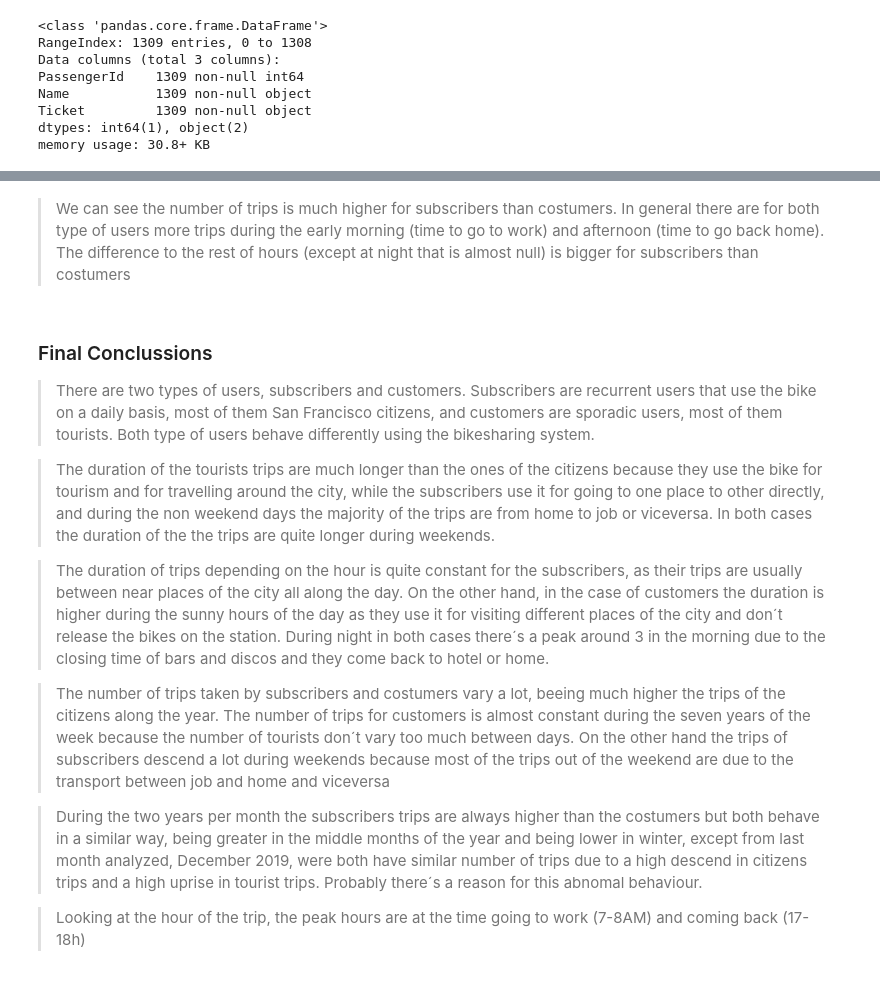
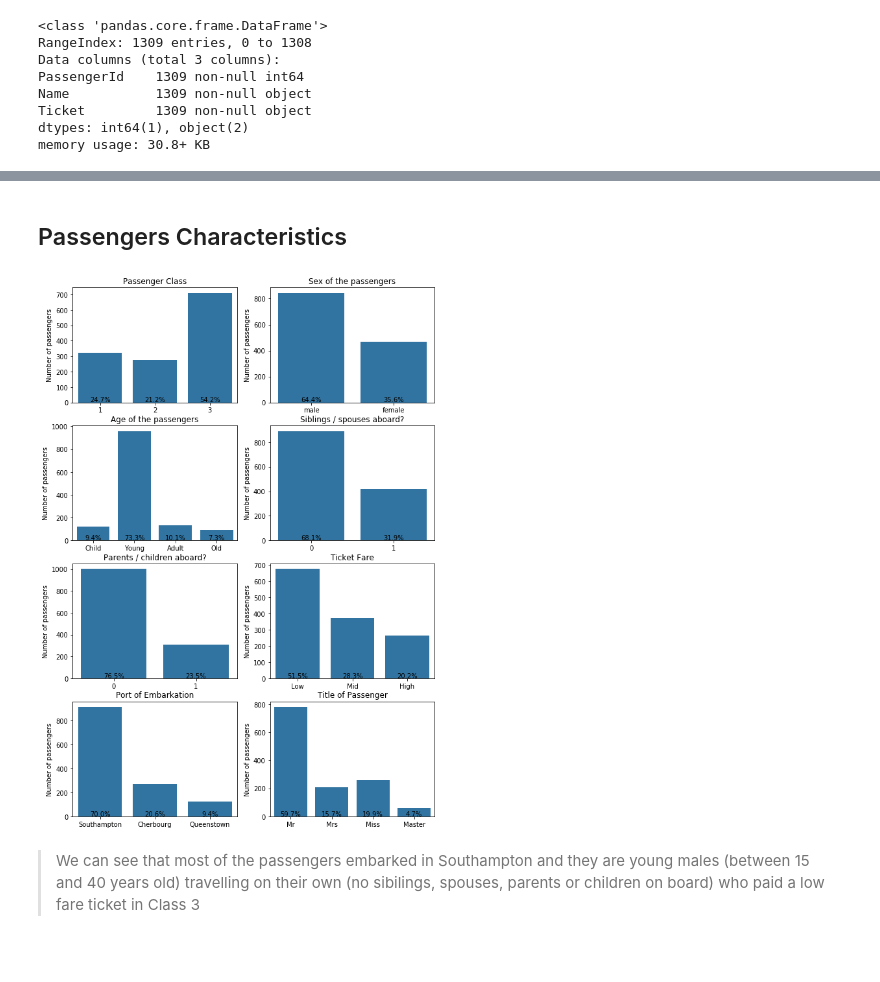
Before and after one commit to canceleiro/Titanic-Disaster, a Jupyter notebook: Titanic_Disaster.ipynb, the cells around one changed output, grey strips where cells are left out. Drawn from its saved outputs; the diff is of its cells as text; code cells hidden in the pictures.

```diff
--- a/Titanic_Disaster.ipynb
+++ b/Titanic_Disaster.ipynb
@@ -405,6 +559,8 @@ df_tit.head()
 # %%
 #due to importing issues I´ve to change the datatype of Pclass
 df_tit.Pclass = df_tit.Pclass.astype(str)
+df_tit.Sibsp_Cat = df_tit.Sibsp_Cat.astype(str)
+df_tit.Parch_Cat = df_tit.Parch_Cat.astype(str)
 # %%
 df_tit.info()
 # %% [output]
@@ -980,16 +628,42 @@ plt.savefig('05_TripsHRUser.jpg')
-# %% [markdown]
-> We can see the number of trips is much higher for subscribers than costumers. In general there are for both type of users more trips during the early morning (time to go to work) and afternoon (time to go back home). The difference to the rest of hours (except at night that is almost null) is bigger for subscribers than costumers
-# %% [markdown]
-### Final Conclussions
-
-> There are two types of users, subscribers and customers. Subscribers are recurrent users that use the bike on a daily basis, most of them San Francisco citizens, and customers are sporadic users, most of them tourists. Both type of users behave differently using the bikesharing system.
-
-> The duration of the tourists trips are much longer than the ones of the citizens because they use the bike for tourism and for travelling around the city, while the subscribers use it for going to one place to other directly, and during the non weekend days the majority of the trips are from home to job or viceversa. In both cases the duration of the the trips are quite longer during weekends.
-
-> The duration of trips depending on the hour is quite constant for the subscribers, as their trips are usually between near places of the city all along the day. On the other hand, in the case of customers the duration is higher during the sunny hours of the day as they use it for visiting different places of the city and don´t release the bikes on the station. During night in both cases there´s a peak around 3 in the morning due to the closing time of bars and discos and they come back to hotel or home.
-
-> The number of trips taken by subscribers and costumers vary a lot, beeing much higher the trips of the citizens along the year. The number of trips for customers is almost constant during the seven years of the week because the number of tourists don´t vary too much between days. On the other hand the trips of subscribers descend a lot during weekends because most of the trips out of the weekend are due to the transport between job and home and viceversa
-
-> During the two years per month the subscribers trips are always higher than the costumers but both behave in a similar way, being greater in the middle months of the year and being lower in winter, except from last month analyzed, December 2019, were both have similar number of trips due to a high descend in citizens trips and a high uprise in tourist trips. Probably there´s a reason for this abnomal behaviour.
-
-> Looking at the hour of the trip, the peak hours are at the time going to work (7-8AM) and coming back (17-18h)
+# %% [markdown]
+## Passengers Characteristics
+# %%
+plt.figure(figsize = [10, 15])
+
+
+plt.subplot(4, 2, 1)
+graph_1('Passenger Class', df_tit,'Pclass',0)
+
+plt.subplot(4, 2, 2)
+graph_1('Sex of the passengers', df_tit,'Sex',0)
+
+plt.subplot(4, 2, 3)
+level_order = ['Child', 'Young', 'Adult', 'Old']
+ordered_cat = pd.api.types.CategoricalDtype(ordered = True, categories = level_order)
+df_tit['Age_Cat'] = df_tit['Age_Cat'].astype(ordered_cat)
+
+graph_1('Age of the passengers', df_tit,'Age_Cat',0)
+
+plt.subplot(4, 2, 4)
+graph_1('Siblings / spouses aboard?', df_tit,'Sibsp_Cat',0)
+
+plt.subplot(4, 2, 5)
+graph_1('Parents / children aboard?', df_tit,'Parch_Cat',0)
+
+plt.subplot(4, 2, 6)
+level_order = ['Low', 'Mid', 'High']
+ordered_cat = pd.api.types.CategoricalDtype(ordered = True, categories = level_order)
+df_tit['Fare_Cat'] = df_tit['Fare_Cat'].astype(ordered_cat)
+
+graph_1('Ticket Fare', df_tit,'Fare_Cat',0)
+
+plt.subplot(4, 2, 7)
+graph_1('Port of Embarkation', df_tit,'Embarked',0)
+plt.xticks([0, 1, 2], ['Southampton', 'Cherbourg', 'Queenstown']);
+
+plt.subplot(4, 2, 8)
+graph_1('Title of Passenger', df_tit,'Title',0)
+# %% [output]
+[figure, added]
+# %% [markdown]
+> We can see that most of the passengers embarked in Southampton and they are young males (between 15 and 40 years old) travelling on their own (no sibilings, spouses, parents or children on board) who paid a low fare ticket in Class 3
```
Also changed, not shown: parts of 121 cells of this notebook.
